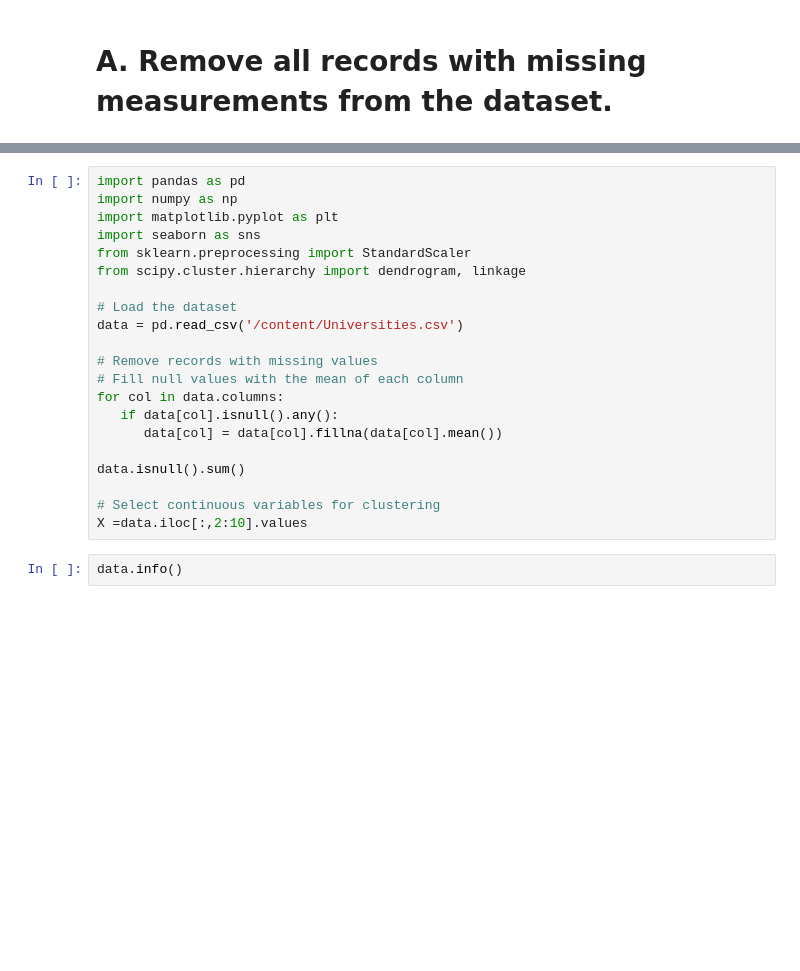
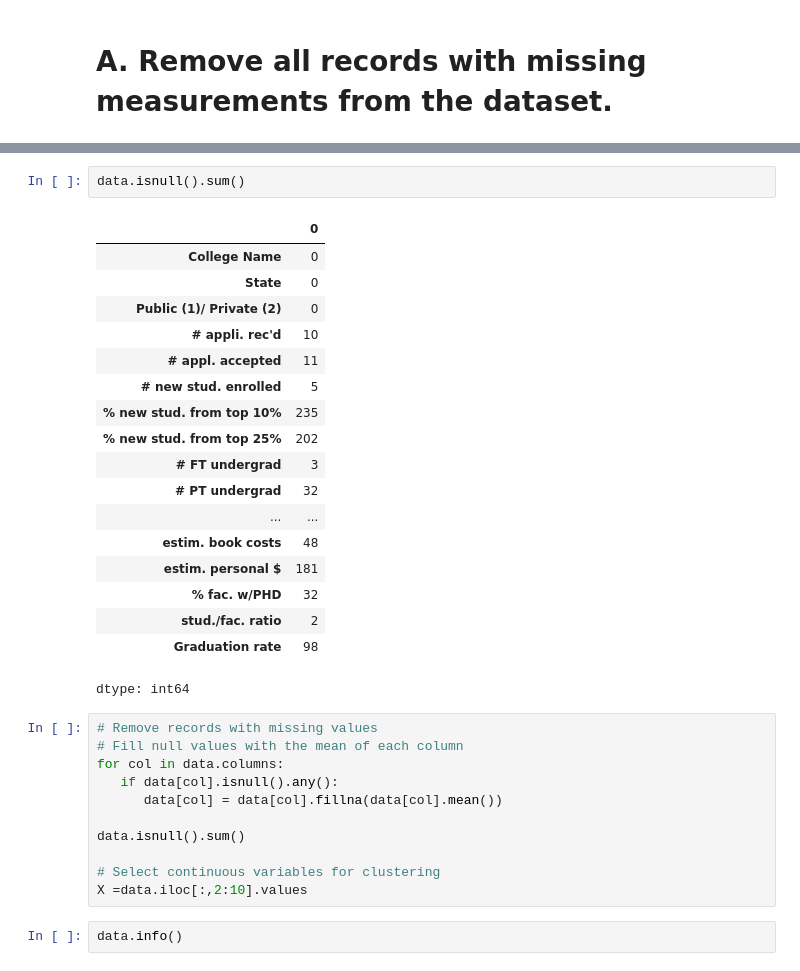
Before and after one commit to Mahesh527784/DataAnalyst, a Jupyter notebook: dataanalystfinal.ipynb, the cells around one changed output, grey strips where cells are left out. Drawn from its saved outputs; the diff is of its cells as text; blank space fills up the shorter version.

```diff
--- a/dataanalystfinal.ipynb
+++ b/dataanalystfinal.ipynb
@@ -5,14 +15,25 @@
+# %%
+data.isnull().sum()
+# %% [output]
+|  | 0 |
+| College Name | 0 |
+| State | 0 |
+| Public (1)/ Private (2) | 0 |
+| # appli. rec'd | 10 |
+| # appl. accepted | 11 |
+| # new stud. enrolled | 5 |
+| % new stud. from top 10% | 235 |
+| % new stud. from top 25% | 202 |
+| # FT undergrad | 3 |
+| # PT undergrad | 32 |
+| ... | ... |
+| estim. book costs | 48 |
+| estim. personal $ | 181 |
+| % fac. w/PHD | 32 |
+| stud./fac. ratio | 2 |
+| Graduation rate | 98 |
+dtype: int64
 # %%
-import pandas as pd
-import numpy as np
-import matplotlib.pyplot as plt
-import seaborn as sns
-from sklearn.preprocessing import StandardScaler
-from scipy.cluster.hierarchy import dendrogram, linkage
-
-# Load the dataset
-data = pd.read_csv('/content/Universities.csv')
-
 # Remove records with missing values
 # Fill null values with the mean of each column
 for col in data.columns:
```
Also changed, not shown: parts of 1 cell of this notebook.
